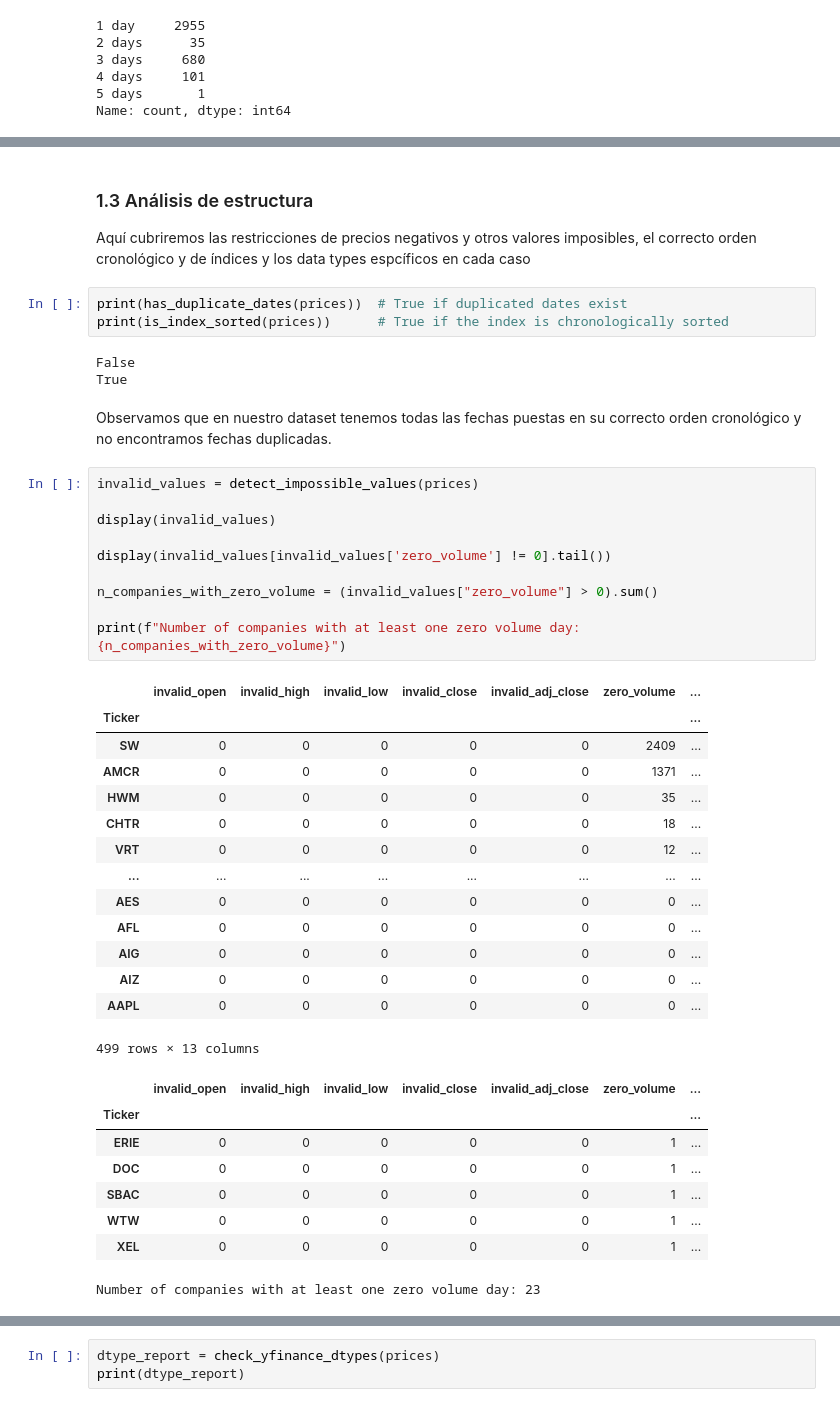
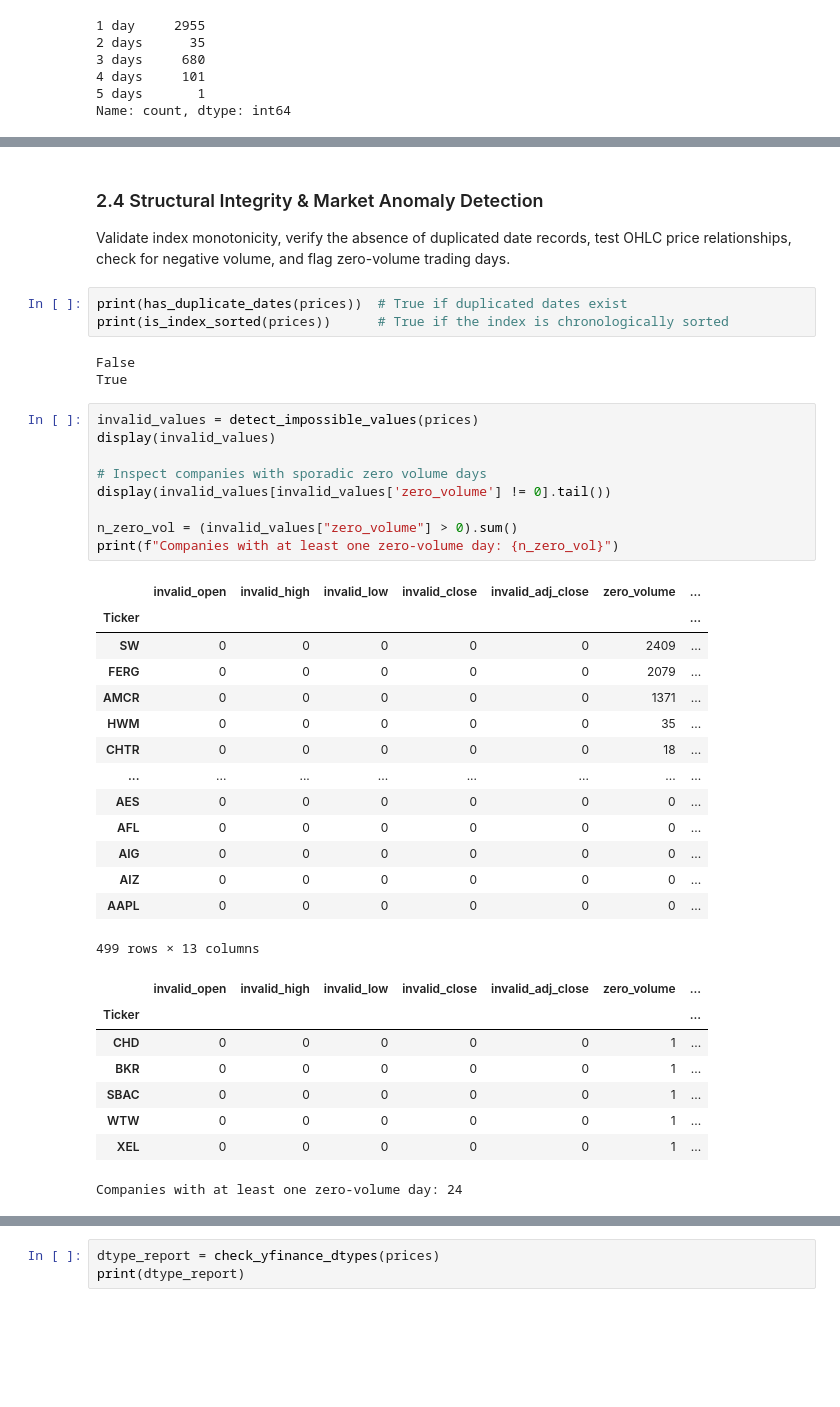
Before and after one commit to PalaciosDaniel/quant-portfolio-project, a Jupyter notebook: notebooks/02_data_cleaning.ipynb, the cells around one changed output, grey strips where cells are left out. Saved outputs shown, nothing was run; the diff lists cells and outputs as text; blank space fills up the shorter version.

```diff
--- a/notebooks/02_data_cleaning.ipynb
+++ b/notebooks/02_data_cleaning.ipynb
@@ -110,33 +105,30 @@ Obtenemos 421 empresas con sus correspondientes tickers que han cotizado durante
 # %% [markdown]
-### 1.3 Análisis de estructura
+### 2.4 Structural Integrity & Market Anomaly Detection
 
-Aquí cubriremos las restricciones de precios negativos y otros valores imposibles, el correcto orden cronológico y de índices y los data types espcíficos en cada caso
+Validate index monotonicity, verify the absence of duplicated date records, test OHLC price relationships, check for negative volume, and flag zero-volume trading days.
 # %%
 print(has_duplicate_dates(prices))  # True if duplicated dates exist
 print(is_index_sorted(prices))      # True if the index is chronologically sorted
 # %% [output]
 False
 True
-# %% [markdown]
-Observamos que en nuestro dataset tenemos todas las fechas puestas en su correcto orden cronológico y no encontramos fechas duplicadas.
 # %%
 invalid_values = detect_impossible_values(prices)
-
 display(invalid_values)
 
+# Inspect companies with sporadic zero volume days
 display(invalid_values[invalid_values['zero_volume'] != 0].tail())
 
-n_companies_with_zero_volume = (invalid_values["zero_volume"] > 0).sum()
-
-print(f"Number of companies with at least one zero volume day: {n_companies_with_zero_volume}")
+n_zero_vol = (invalid_values["zero_volume"] > 0).sum()
+print(f"Companies with at least one zero-volume day: {n_zero_vol}")
 # %% [output]
 |  | invalid_open | invalid_high | invalid_low | invalid_close | invalid_adj_close | zero_volume | ... |
 | Ticker |  |  |  |  |  |  | ... |
 | SW | 0 | 0 | 0 | 0 | 0 | 2409 | ... |
+| FERG | 0 | 0 | 0 | 0 | 0 | 2079 | ... |
 | AMCR | 0 | 0 | 0 | 0 | 0 | 1371 | ... |
 | HWM | 0 | 0 | 0 | 0 | 0 | 35 | ... |
 | CHTR | 0 | 0 | 0 | 0 | 0 | 18 | ... |
-| VRT | 0 | 0 | 0 | 0 | 0 | 12 | ... |
 | ... | ... | ... | ... | ... | ... | ... | ... |
 | AES | 0 | 0 | 0 | 0 | 0 | 0 | ... |
 | AFL | 0 | 0 | 0 | 0 | 0 | 0 | ... |
@@ -146,9 +138,9 @@ print(f"Number of companies with at least one zero volume day: {n_companies_with
 499 rows × 13 columns
 |  | invalid_open | invalid_high | invalid_low | invalid_close | invalid_adj_close | zero_volume | ... |
 | Ticker |  |  |  |  |  |  | ... |
-| ERIE | 0 | 0 | 0 | 0 | 0 | 1 | ... |
-| DOC | 0 | 0 | 0 | 0 | 0 | 1 | ... |
+| CHD | 0 | 0 | 0 | 0 | 0 | 1 | ... |
+| BKR | 0 | 0 | 0 | 0 | 0 | 1 | ... |
 | SBAC | 0 | 0 | 0 | 0 | 0 | 1 | ... |
 | WTW | 0 | 0 | 0 | 0 | 0 | 1 | ... |
 | XEL | 0 | 0 | 0 | 0 | 0 | 1 | ... |
-Number of companies with at least one zero volume day: 23
+Companies with at least one zero-volume day: 24
```
Also changed, not shown: parts of 24 cells of this notebook, 20 other files.
